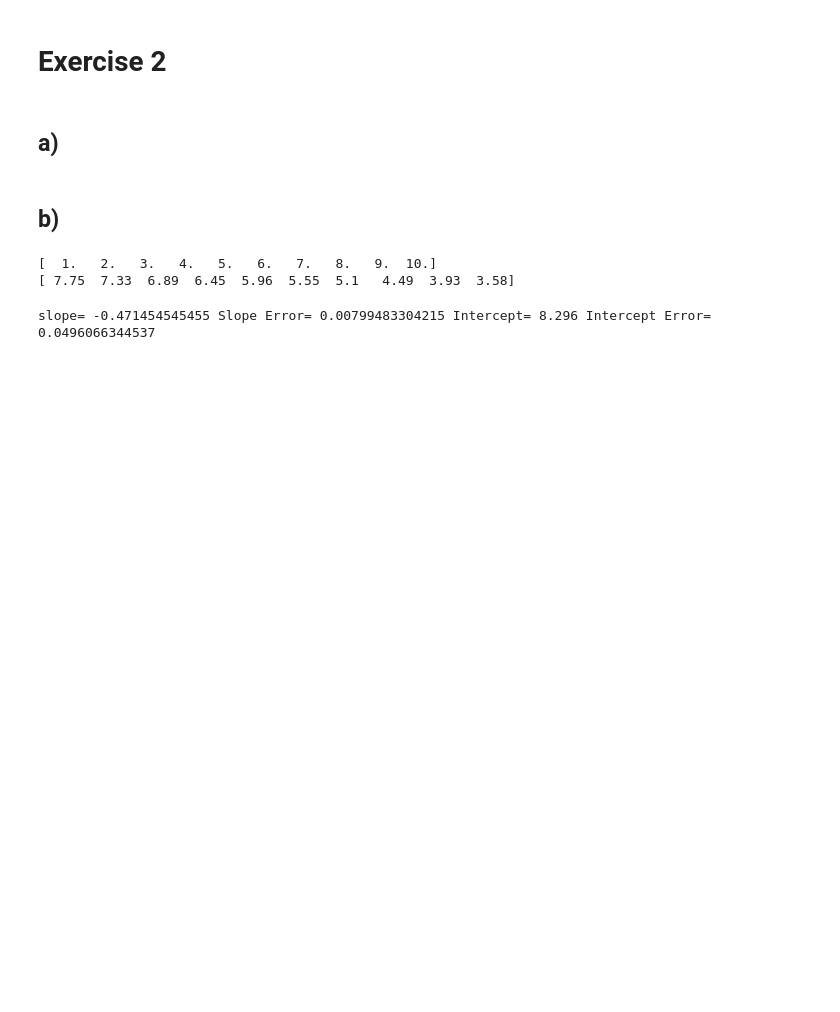
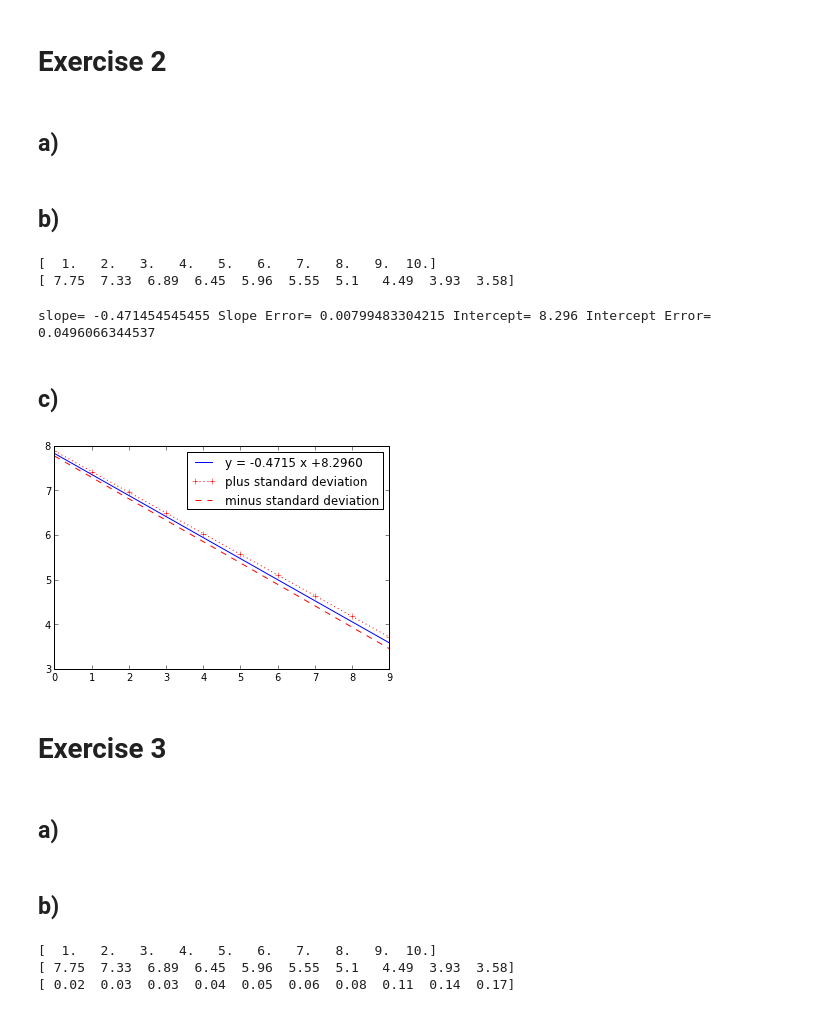
Before and after one commit to advice/PHYS-202-S13, a Jupyter notebook: Week9/Data IO and Linear Regression.ipynb, the cells around one changed output. Saved outputs shown, nothing was run; the diff lists cells and outputs as text; code cells hidden in the pictures; blank space fills up the shorter version.

```diff
--- a/Week9/Data IO and Linear Regression.ipynb
+++ b/Week9/Data IO and Linear Regression.ipynb
@@ -178,3 +178,25 @@ print x
 LinearLeastSquaresFit(t,x)
 # %% [output]
 slope= -0.471454545455 Slope Error= 0.00799483304215 Intercept= 8.296 Intercept Error= 0.0496066344537
+# %% [markdown]
+c)
+-
+# %%
+m = -0.471454545455
+dm  = 0.00799483304215
+b = 8.296
+db = 0.0496066344537
+
+plot(m*t+b, label = "y = %.4f x +%.4f" % (m,b))
+plot((m+dm)*t+(b+db), 'r:+', label ="plus standard deviation" )
+plot((m-dm)*t+(b-db), 'r--', label = "minus standard deviation")
+legend(loc=0)
+show()
+# %% [output]
+[figure, added]
+# %% [markdown]
+Exercise 3
+=
+# %% [markdown]
+a)
+-
@@ -180,0 +218,12 @@ slope= -0.471454545455 Slope Error= 0.00799483304215 Intercept= 8.296 Intercept
+# %% [markdown]
+b)
+-
+# %%
+x, y, dy = loadtxt('linearData.dat', unpack=True, usecols=[0,1,2])
+print x
+print y
+print dy
+# %% [output]
+[  1.   2.   3.   4.   5.   6.   7.   8.   9.  10.]
+[ 7.75  7.33  6.89  6.45  5.96  5.55  5.1   4.49  3.93  3.58]
+[ 0.02  0.03  0.03  0.04  0.05  0.06  0.08  0.11  0.14  0.17]
```
Also changed, not shown: parts of 4 cells of this notebook.
